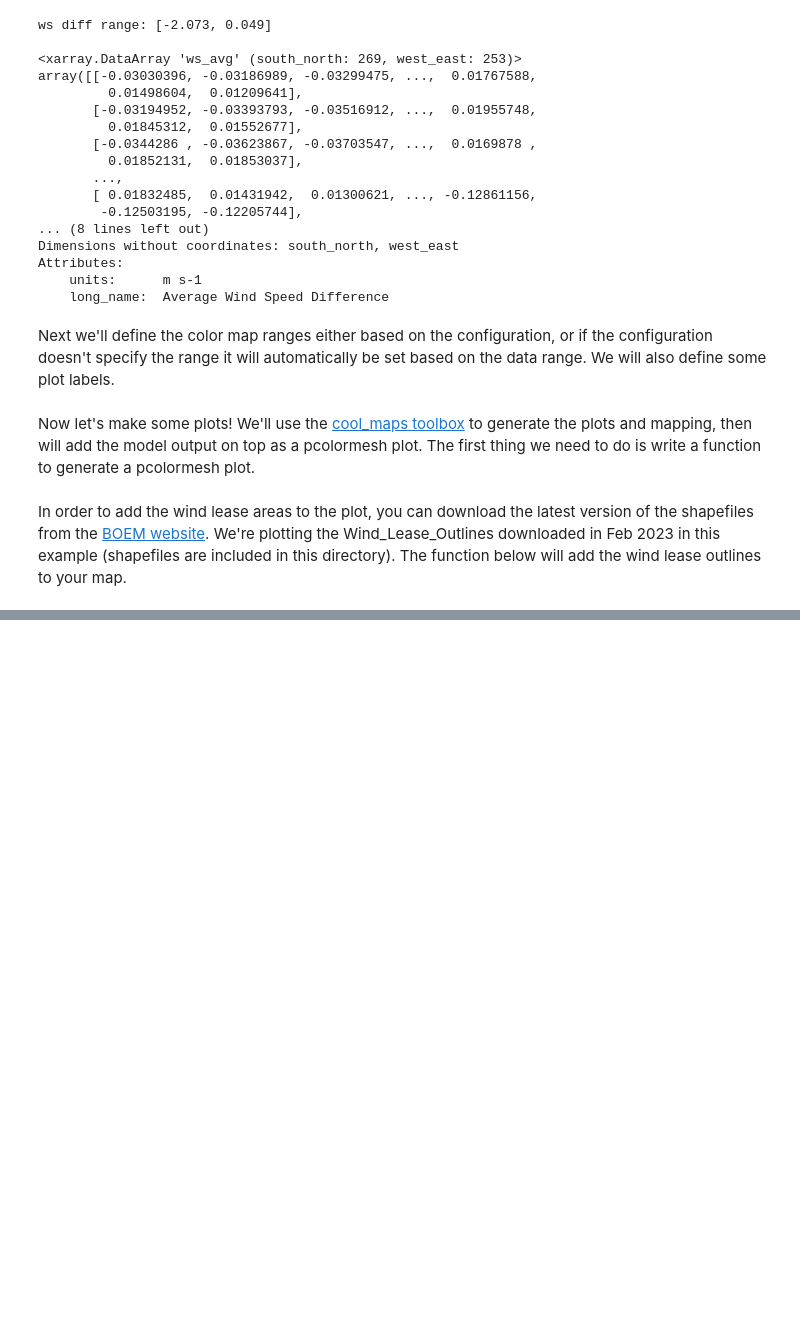
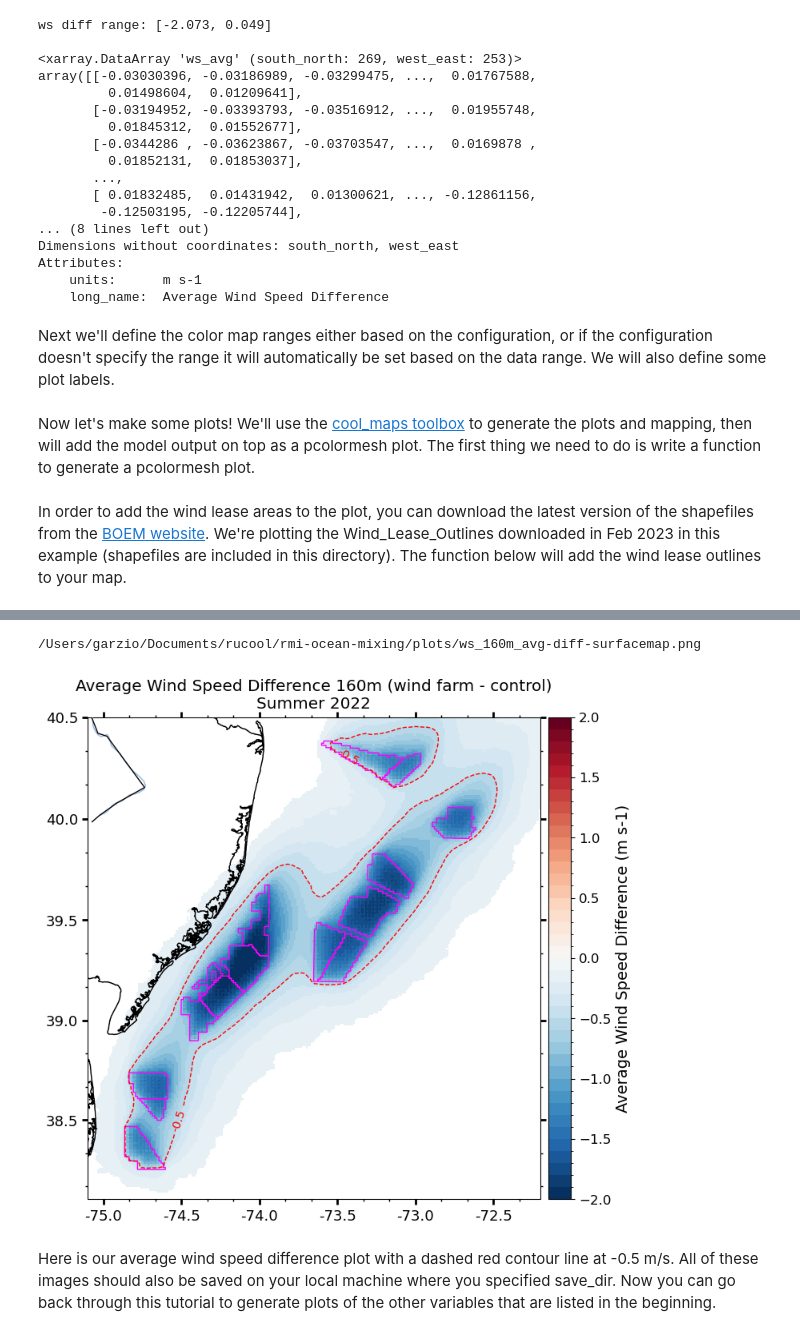
Before and after one commit to rucool/wind-science, a Jupyter notebook: rmi-ocean-mixing/surface_map_tutorial.ipynb, the cells around one changed output, grey strips where cells are left out. Drawn from its saved outputs; the diff is of its cells as text; code cells hidden in the pictures; blank space fills up the shorter version.

```diff
--- a/rmi-ocean-mixing/surface_map_tutorial.ipynb
+++ b/rmi-ocean-mixing/surface_map_tutorial.ipynb
@@ -340,0 +430,65 @@ map_add_boem_outlines(ax, lease, **oargs)
+# %%
+kwargs = dict() # keyword arguments for generating the map
+kwargs['figsize'] = (8, 8)
+kwargs['oceancolor'] = 'none'
+kwargs['landcolor'] = 'none'
+kwargs['coast'] = 'full'
+kwargs['decimal_degrees'] = True
+fig, ax = cplt.create(extent, **kwargs)
+
+# add contour lines to the map for some variables
+if variable in ['ws', 'ws10']:
+    contour_list = [-0.5]
+    add_contours(ax, diff.XLONG, diff.XLAT, masked_diff, contour_list, label_format='%.1f', color='red', linewidth=1, linestyle='--')
+if variable in ['UST']:
+    contour_list = [-0.02]
+    add_contours(ax, diff.XLONG, diff.XLAT, masked_diff, contour_list, label_format='%.2f', color='red', linewidth=1, linestyle='--')
+    contour_list = [-0.024]
+    add_contours(ax, diff.XLONG, diff.XLAT, masked_diff, contour_list, label_format='%.2f', color='blue', linewidth=1,
+                    linestyle='--')
+if variable in ['TEMP']:
+    contour_list = [-.1, .1]
+    add_contours(ax, diff.XLONG, diff.XLAT, masked_diff, contour_list, label_format='%.1f', color='blue', linewidth=1,
+                    linestyle='--')
+if variable in ['T2', 'TSK']:
+    contour_list = [-.05, .05]
+    add_contours(ax, diff.XLONG, diff.XLAT, masked_diff, contour_list, label_format='%.2f', color='blue', linewidth=1,
+                    linestyle='--')
+if variable in ['HFX']:
+    contour_list = [.5]
+    add_contours(ax, diff.XLONG, diff.XLAT, masked_diff, contour_list, label_format='%.2f', color='blue', linewidth=1,
+                    linestyle='--')
+if variable in ['Q2']:  # adjust the margins a little bit for Q2
+    plt.subplots_adjust(right=.9, left=0.05)
+
+pargs = dict() # keyword arguments for plotting the model output
+pargs['norm_clevs'] = norm
+pargs['extend'] = 'neither'
+pargs['cmap'] = cmap
+pargs['clab'] = color_label
+
+plot_pcolormesh(fig, ax, diff.XLONG, diff.XLAT, masked_diff, **pargs)  # plot differences
+
+# shapefiles downloaded from the BOEM website: https://www.boem.gov/renewable-energy/mapping-and-data/renewable-energy-gis-data
+lease = f'{os.getcwd()}/BOEM_Renewable_Energy_Shapefiles_2_2023/Wind_Lease_Outlines_2_2023.shp'
+oargs = dict()
+oargs['edgecolor'] = 'magenta'
+map_add_boem_outlines(ax, lease, **oargs)  # add the BOEM lease outlines to the map in magenta
+
+if h:  # if a height is specified, add it to the title and save file name
+    title = f'{diff.long_name} {h}m (wind farm - control)\nSummer 2022'
+    save_file = f'{variable}_{h}m_avg-diff-surfacemap.png'
+else:  # if no height is specified, define the title and save file name without height
+    title = f'{diff.long_name} (wind farm - control)\nSummer 2022'
+    save_file = f'{variable}_avg-diff-surfacemap.png'
+
+ax.set_title(title, pad=8)  # adjust the title position
+
+save_filepath = os.path.join(save_dir, save_file)
+print(save_filepath)  # print the filepath so you know where the file is being saved
+plt.savefig(save_filepath, dpi=300)
+# %% [output]
+/Users/garzio/Documents/rucool/rmi-ocean-mixing/plots/ws_160m_avg-diff-surfacemap.png
+[figure, added]
+# %% [markdown]
+Here is our average wind speed difference plot with a dashed red contour line at -0.5 m/s. All of these images should also be saved on your local machine where you specified save_dir. Now you can go back through this tutorial to generate plots of the other variables that are listed in the beginning.
```
Also changed, not shown: parts of 10 cells of this notebook.
